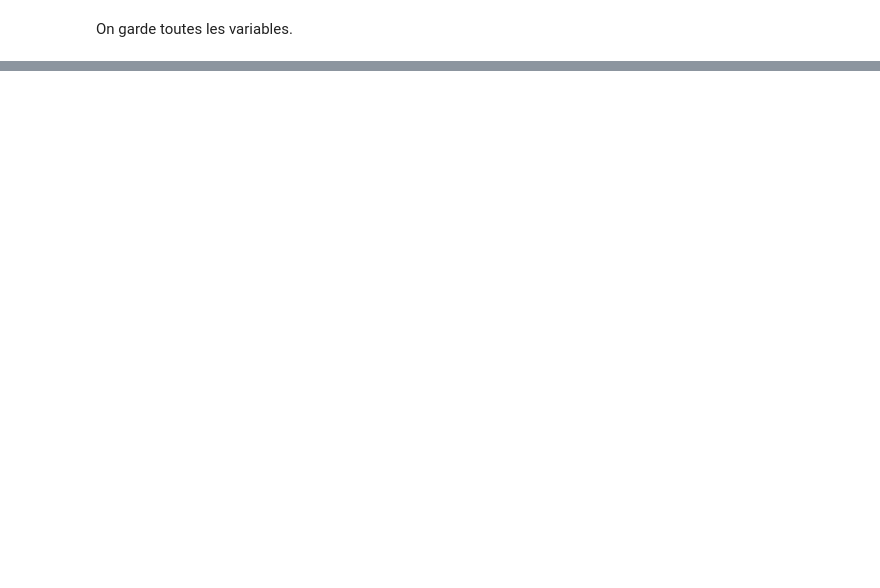
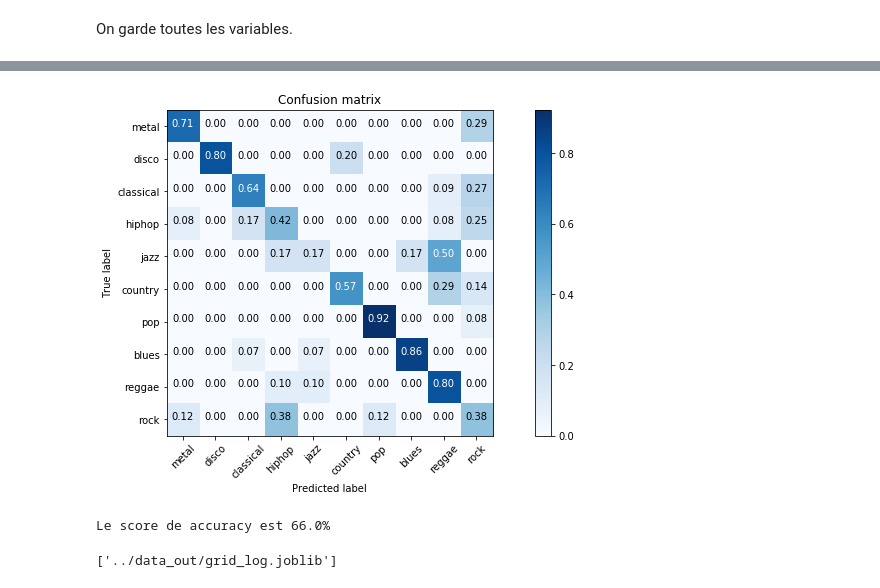
Before and after one commit to abdoulsn/music_gender_recognition, a Jupyter notebook: codes/music_genre.ipynb, the cells around one changed output, grey strips where cells are left out. Saved outputs shown, nothing was run; the diff lists cells and outputs as text; code cells hidden in the pictures; blank space fills up the shorter version.

```diff
--- a/codes/music_genre.ipynb
+++ b/codes/music_genre.ipynb
@@ -232,0 +244,24 @@ On garde toutes les variables.
+# %%
+#intance du modele svc en logistic
+lg = LogisticRegression()
+
+#defiiton du dico des parametres pour l'optimisation
+parameters = {"C": [0.01, 0.1, 0.4, 1, 10, 20, 50, 100, 200], "max_iter":[1000, 2000, 3000]}
+
+scorer = make_scorer(mean_squared_error, greater_is_better=False)
+logreg = GridSearchCV(lg, parameters, scoring=scorer, n_jobs=-1,cv=5, verbose=1)
+logreg.fit(X_train_scaled, y_train)
+print("\n fin du run de GridSearchCV \n")
+
+
+#print le résultats de l'optimisation
+def display(results):
+    print(f'Meilleurs parameters: {results.best_params_}')
+    print("\n")
+    mean_score = results.cv_results_['mean_test_score']
+    std_score = results.cv_results_['std_test_score']
+    params = results.cv_results_['params']
+    for mean,std,params in zip(mean_score,std_score,params):
+        print(f'{round(mean,3)} + ou -{round(std,3)} pour le {params}')
+
+display(logreg)
@@ -232,0 +291,22 @@ On garde toutes les variables.
+# %%
+#Utilisons ici les params donnés par gridserchcv
+grid_logreg = LogisticRegression(C=200, max_iter=1000, random_state=123)
+grid_logreg.fit(X_train_scaled, y_train)
+y_predlog = grid_logreg.predict(X_test_scaled)
+
+# plot de la conf matrice
+cm = confusion_matrix(y_test, y_predlog)
+classes = ['metal', 'disco', 'classical', 'hiphop', 'jazz', 'country', 'pop', 'blues', 'reggae', 'rock']
+plt.figure(figsize=(15,6))
+plot_confusion_matrix(cm, classes, normalize=True)
+# %% [output]
+[figure, added]
+# %%
+from sklearn.metrics import accuracy_score
+print("Le score de accuracy est {}%".format(accuracy_score(y_test, y_predlog)*100))
+# %% [output]
+Le score de accuracy est 66.0%
+# %%
+dump(grid_logreg, "../data_out/grid_log.joblib")
+# %% [output]
+['../data_out/grid_log.joblib']
```
Also changed, not shown: parts of 29 cells of this notebook, 1 other file.
